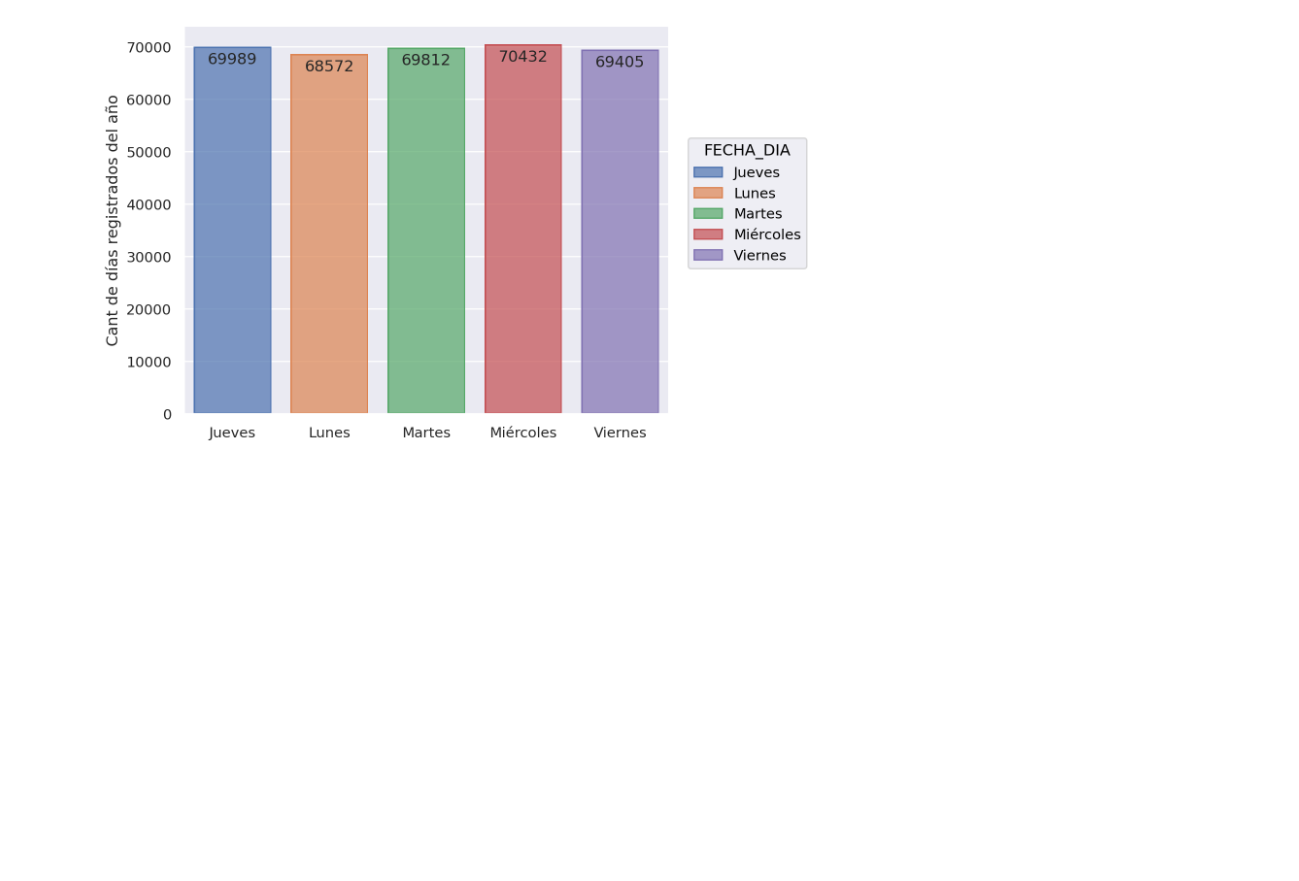
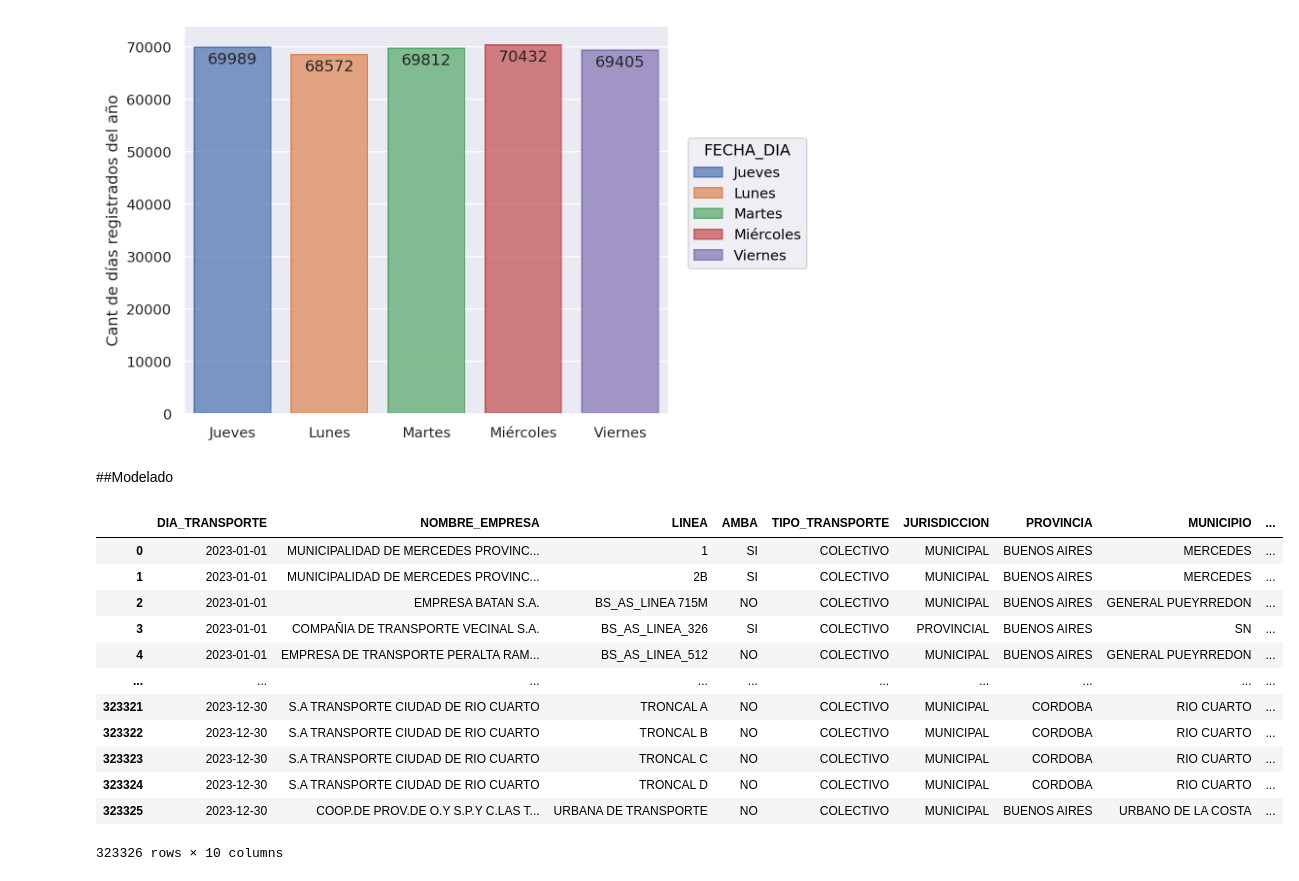
Before and after one commit to mgresnik/trabajo_practico_nro_1, a Jupyter notebook: Laboratorio_de_datos_(LCD)_IC_2024_Trabajo_Práctico_N°_1.ipynb, the cells around one changed output. Saved outputs shown, nothing was run; the diff lists cells and outputs as text; code cells hidden in the pictures; blank space fills up the shorter version.

```diff
--- a/Laboratorio_de_datos_(LCD)_IC_2024_Trabajo_Práctico_N°_1.ipynb
+++ b/Laboratorio_de_datos_(LCD)_IC_2024_Trabajo_Práctico_N°_1.ipynb
@@ -229,3 +232,23 @@ p=(
 p.label(y='Cant de días registrados del año',x='')
 # %% [output]
 [figure]
+# %% [markdown]
+##Modelado
+# %%
+# Carga de los archivos
+df_sube_regresion = pd.read_csv("/content/drive/MyDrive/Colab Notebooks/sube-2023-regresion.csv")
+df_sube_regresion
+# %% [output]
+|  | DIA_TRANSPORTE | NOMBRE_EMPRESA | LINEA | AMBA | TIPO_TRANSPORTE | JURISDICCION | PROVINCIA | MUNICIPIO | ... |
+| 0 | 2023-01-01 | MUNICIPALIDAD DE MERCEDES PROVINC... | 1 | SI | COLECTIVO | MUNICIPAL | BUENOS AIRES | MERCEDES | ... |
+| 1 | 2023-01-01 | MUNICIPALIDAD DE MERCEDES PROVINC... | 2B | SI | COLECTIVO | MUNICIPAL | BUENOS AIRES | MERCEDES | ... |
+| 2 | 2023-01-01 | EMPRESA BATAN S.A. | BS_AS_LINEA 715M | NO | COLECTIVO | MUNICIPAL | BUENOS AIRES | GENERAL PUEYRREDON | ... |
+| 3 | 2023-01-01 | COMPAÑIA DE TRANSPORTE VECINAL S.A. | BS_AS_LINEA_326 | SI | COLECTIVO | PROVINCIAL | BUENOS AIRES | SN | ... |
+| 4 | 2023-01-01 | EMPRESA DE TRANSPORTE PERALTA RAM... | BS_AS_LINEA_512 | NO | COLECTIVO | MUNICIPAL | BUENOS AIRES | GENERAL PUEYRREDON | ... |
+| ... | ... | ... | ... | ... | ... | ... | ... | ... | ... |
+| 323321 | 2023-12-30 | S.A TRANSPORTE CIUDAD DE RIO CUARTO | TRONCAL A | NO | COLECTIVO | MUNICIPAL | CORDOBA | RIO CUARTO | ... |
+| 323322 | 2023-12-30 | S.A TRANSPORTE CIUDAD DE RIO CUARTO | TRONCAL B | NO | COLECTIVO | MUNICIPAL | CORDOBA | RIO CUARTO | ... |
+| 323323 | 2023-12-30 | S.A TRANSPORTE CIUDAD DE RIO CUARTO | TRONCAL C | NO | COLECTIVO | MUNICIPAL | CORDOBA | RIO CUARTO | ... |
+| 323324 | 2023-12-30 | S.A TRANSPORTE CIUDAD DE RIO CUARTO | TRONCAL D | NO | COLECTIVO | MUNICIPAL | CORDOBA | RIO CUARTO | ... |
+| 323325 | 2023-12-30 | COOP.DE PROV.DE O.Y S.P.Y C.LAS T... | URBANA DE TRANSPORTE | NO | COLECTIVO | MUNICIPAL | BUENOS AIRES | URBANO DE LA COSTA | ... |
+323326 rows × 10 columns
```
Also changed, not shown: parts of 8 cells of this notebook.
